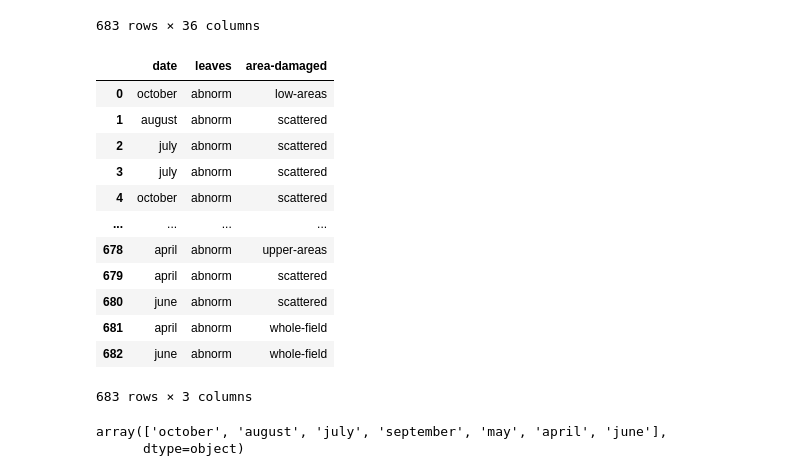
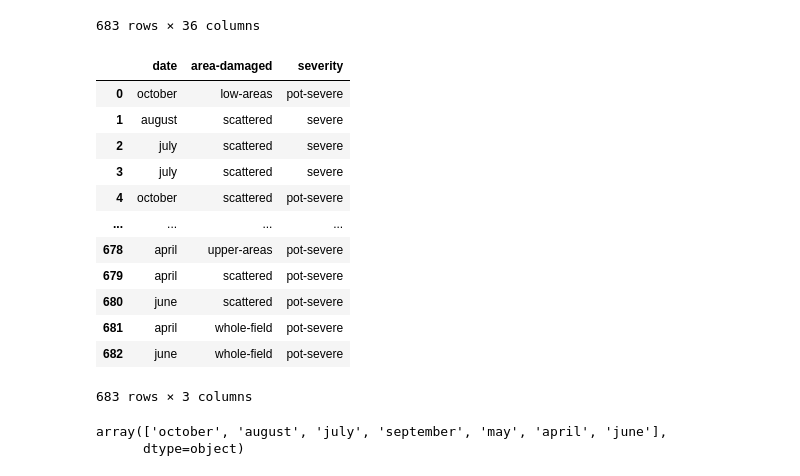
Before and after one commit to paulinomary/APRP-Deliveries, a Jupyter notebook: Assignment_1.ipynb, the cells around one changed output. Saved outputs shown, nothing was run; the diff lists cells and outputs as text; code cells hidden in the pictures.

```diff
--- a/Assignment_1.ipynb
+++ b/Assignment_1.ipynb
@@ -601,22 +601,22 @@ fullbean
 | 682 | june | lt-normal | gt-norm | lt-norm | yes | same-lst-yr | whole-field | pot-severe | none | ... |
 683 rows × 36 columns
 # %%
-minib = pd.DataFrame(fullbean, columns=['date', 'leaves'])
-minib['area-damaged'] = fullbean['area-damaged']
+minib = pd.DataFrame(fullbean, columns=['date', 'area-damaged'])
+minib['severity'] = fullbean['severity']
 minib
 # %% [output]
-|  | date | leaves | area-damaged |
-| 0 | october | abnorm | low-areas |
-| 1 | august | abnorm | scattered |
-| 2 | july | abnorm | scattered |
-| 3 | july | abnorm | scattered |
-| 4 | october | abnorm | scattered |
+|  | date | area-damaged | severity |
+| 0 | october | low-areas | pot-severe |
+| 1 | august | scattered | severe |
+| 2 | july | scattered | severe |
+| 3 | july | scattered | severe |
+| 4 | october | scattered | pot-severe |
 | ... | ... | ... | ... |
-| 678 | april | abnorm | upper-areas |
-| 679 | april | abnorm | scattered |
-| 680 | june | abnorm | scattered |
-| 681 | april | abnorm | whole-field |
-| 682 | june | abnorm | whole-field |
+| 678 | april | upper-areas | pot-severe |
+| 679 | april | scattered | pot-severe |
+| 680 | june | scattered | pot-severe |
+| 681 | april | whole-field | pot-severe |
+| 682 | june | whole-field | pot-severe |
 683 rows × 3 columns
 # %%
 uniquedate = minib['date'].unique()
```
Also changed, not shown: parts of 39 cells of this notebook, 2 other files.
